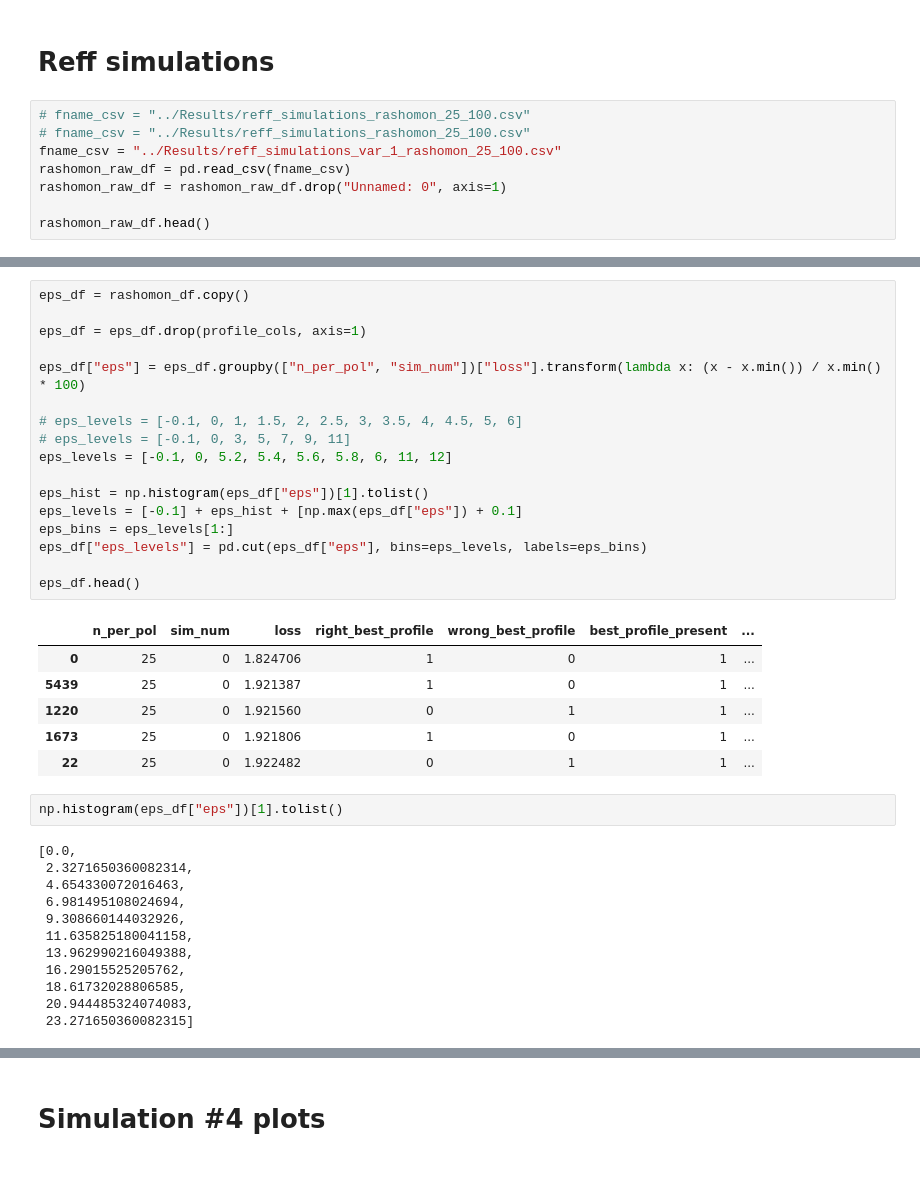
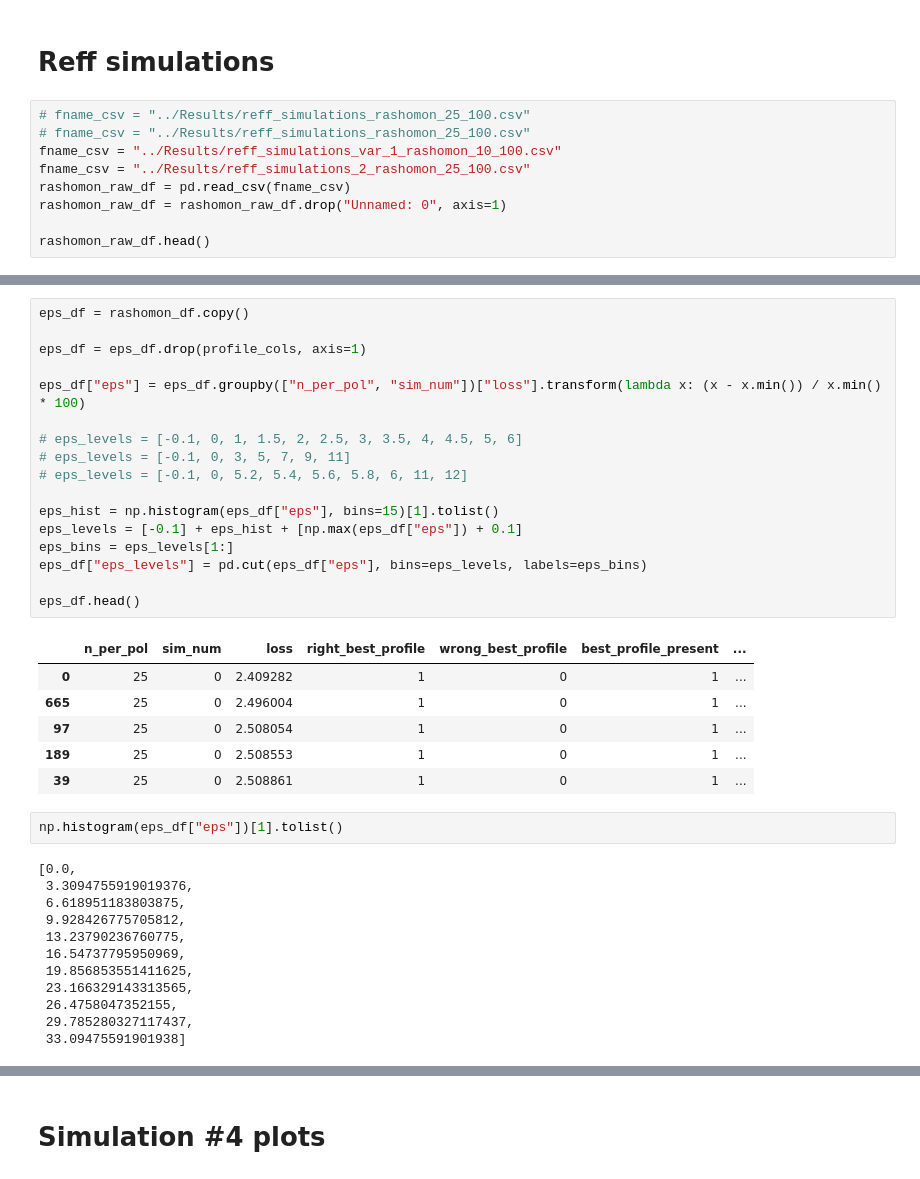
Before and after one commit to AparaV/rashomon-partition-sets, a Jupyter notebook: Code/analyze_results.ipynb, the cells around one changed output, grey strips where cells are left out. Drawn from its saved outputs; the diff is of its cells as text.

```diff
--- a/Code/analyze_results.ipynb
+++ b/Code/analyze_results.ipynb
@@ -758,7 +758,8 @@ plt.show()
 # %%
 # fname_csv = "../Results/reff_simulations_rashomon_25_100.csv"
 # fname_csv = "../Results/reff_simulations_rashomon_25_100.csv"
-fname_csv = "../Results/reff_simulations_var_1_rashomon_25_100.csv"
+fname_csv = "../Results/reff_simulations_var_1_rashomon_10_100.csv"
+fname_csv = "../Results/reff_simulations_2_rashomon_25_100.csv"
 rashomon_raw_df = pd.read_csv(fname_csv)
 rashomon_raw_df = rashomon_raw_df.drop("Unnamed: 0", axis=1)
 
@@ -846,38 +847,38 @@ plt.show()
 # %%
 eps_df = rashomon_df.copy()
 
 eps_df = eps_df.drop(profile_cols, axis=1)
 
 eps_df["eps"] = eps_df.groupby(["n_per_pol", "sim_num"])["loss"].transform(lambda x: (x - x.min()) / x.min() * 100)
 
 # eps_levels = [-0.1, 0, 1, 1.5, 2, 2.5, 3, 3.5, 4, 4.5, 5, 6]
 # eps_levels = [-0.1, 0, 3, 5, 7, 9, 11]
-eps_levels = [-0.1, 0, 5.2, 5.4, 5.6, 5.8, 6, 11, 12]
+# eps_levels = [-0.1, 0, 5.2, 5.4, 5.6, 5.8, 6, 11, 12]
 
-eps_hist = np.histogram(eps_df["eps"])[1].tolist()
+eps_hist = np.histogram(eps_df["eps"], bins=15)[1].tolist()
 eps_levels = [-0.1] + eps_hist + [np.max(eps_df["eps"]) + 0.1]
 eps_bins = eps_levels[1:]
 eps_df["eps_levels"] = pd.cut(eps_df["eps"], bins=eps_levels, labels=eps_bins)
 
 eps_df.head()
 # %% [output]
 |  | n_per_pol | sim_num | loss | right_best_profile | wrong_best_profile | best_profile_present | ... |
-| 0 | 25 | 0 | 1.824706 | 1 | 0 | 1 | ... |
-| 5439 | 25 | 0 | 1.921387 | 1 | 0 | 1 | ... |
-| 1220 | 25 | 0 | 1.921560 | 0 | 1 | 1 | ... |
-| 1673 | 25 | 0 | 1.921806 | 1 | 0 | 1 | ... |
-| 22 | 25 | 0 | 1.922482 | 0 | 1 | 1 | ... |
+| 0 | 25 | 0 | 2.409282 | 1 | 0 | 1 | ... |
+| 665 | 25 | 0 | 2.496004 | 1 | 0 | 1 | ... |
+| 97 | 25 | 0 | 2.508054 | 1 | 0 | 1 | ... |
+| 189 | 25 | 0 | 2.508553 | 1 | 0 | 1 | ... |
+| 39 | 25 | 0 | 2.508861 | 1 | 0 | 1 | ... |
 # %%
 np.histogram(eps_df["eps"])[1].tolist()
 # %% [output]
 [0.0,
- 2.3271650360082314,
- 4.654330072016463,
- 6.981495108024694,
- 9.308660144032926,
- 11.635825180041158,
- 13.962990216049388,
- 16.29015525205762,
- 18.61732028806585,
- 20.944485324074083,
- 23.271650360082315]
+ 3.3094755919019376,
+ 6.618951183803875,
+ 9.928426775705812,
+ 13.23790236760775,
+ 16.54737795950969,
+ 19.856853551411625,
+ 23.166329143313565,
+ 26.4758047352155,
+ 29.785280327117437,
+ 33.09475591901938]
```
Also changed, not shown: parts of 7 cells of this notebook, 3 other files.
